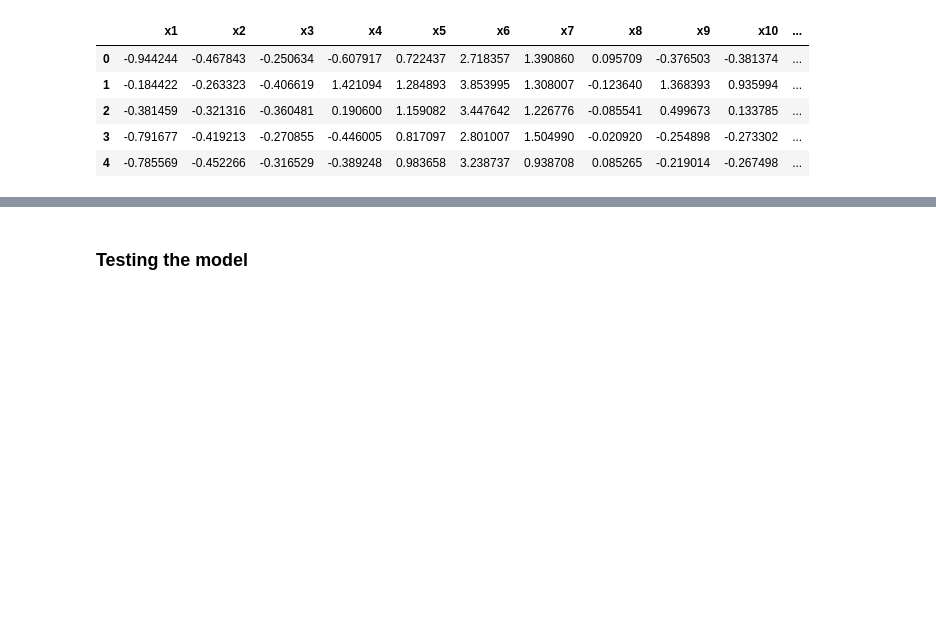
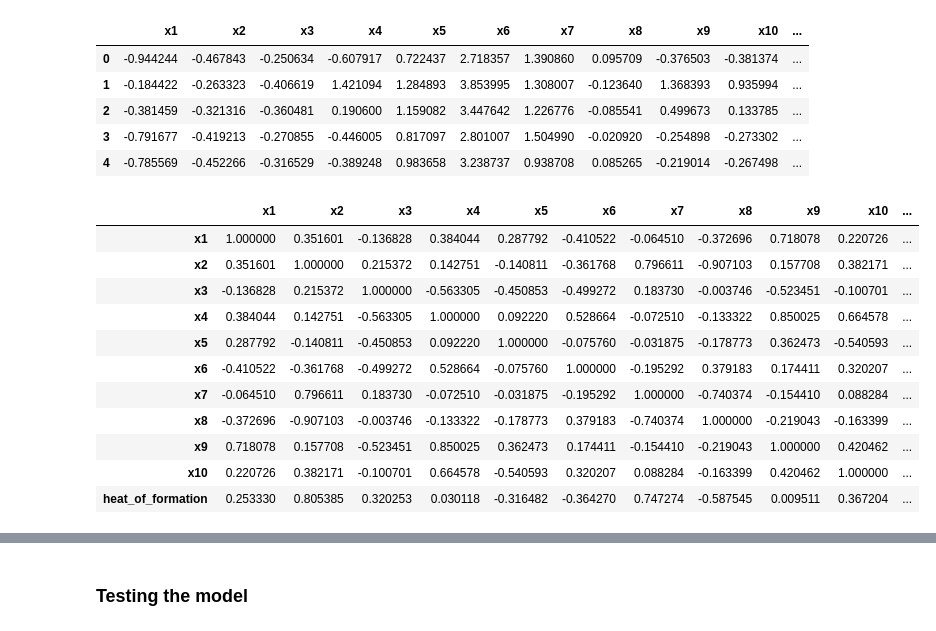
Before and after one commit to nav-neit/Stability-of-Perovskite-Materials-using-DeepLearning, a Jupyter notebook: deepLearningModel/dl_model.ipynb, the cells around one changed output, grey strips where cells are left out. Cells and saved outputs as stored; diff of their text form; code cells hidden in the pictures; blank space fills up the shorter version.

```diff
--- a/deepLearningModel/dl_model.ipynb
+++ b/deepLearningModel/dl_model.ipynb
@@ -38,0 +55,15 @@ dataset.head(5)
+# %%
+dataset.corr()
+# %% [output]
+|  | x1 | x2 | x3 | x4 | x5 | x6 | x7 | x8 | x9 | x10 | ... |
+| x1 | 1.000000 | 0.351601 | -0.136828 | 0.384044 | 0.287792 | -0.410522 | -0.064510 | -0.372696 | 0.718078 | 0.220726 | ... |
+| x2 | 0.351601 | 1.000000 | 0.215372 | 0.142751 | -0.140811 | -0.361768 | 0.796611 | -0.907103 | 0.157708 | 0.382171 | ... |
+| x3 | -0.136828 | 0.215372 | 1.000000 | -0.563305 | -0.450853 | -0.499272 | 0.183730 | -0.003746 | -0.523451 | -0.100701 | ... |
+| x4 | 0.384044 | 0.142751 | -0.563305 | 1.000000 | 0.092220 | 0.528664 | -0.072510 | -0.133322 | 0.850025 | 0.664578 | ... |
+| x5 | 0.287792 | -0.140811 | -0.450853 | 0.092220 | 1.000000 | -0.075760 | -0.031875 | -0.178773 | 0.362473 | -0.540593 | ... |
+| x6 | -0.410522 | -0.361768 | -0.499272 | 0.528664 | -0.075760 | 1.000000 | -0.195292 | 0.379183 | 0.174411 | 0.320207 | ... |
+| x7 | -0.064510 | 0.796611 | 0.183730 | -0.072510 | -0.031875 | -0.195292 | 1.000000 | -0.740374 | -0.154410 | 0.088284 | ... |
+| x8 | -0.372696 | -0.907103 | -0.003746 | -0.133322 | -0.178773 | 0.379183 | -0.740374 | 1.000000 | -0.219043 | -0.163399 | ... |
+| x9 | 0.718078 | 0.157708 | -0.523451 | 0.850025 | 0.362473 | 0.174411 | -0.154410 | -0.219043 | 1.000000 | 0.420462 | ... |
+| x10 | 0.220726 | 0.382171 | -0.100701 | 0.664578 | -0.540593 | 0.320207 | 0.088284 | -0.163399 | 0.420462 | 1.000000 | ... |
+| heat_of_formation | 0.253330 | 0.805385 | 0.320253 | 0.030118 | -0.316482 | -0.364270 | 0.747274 | -0.587545 | 0.009511 | 0.367204 | ... |
```
Also changed, not shown: parts of 16 cells of this notebook, 1 other file.
